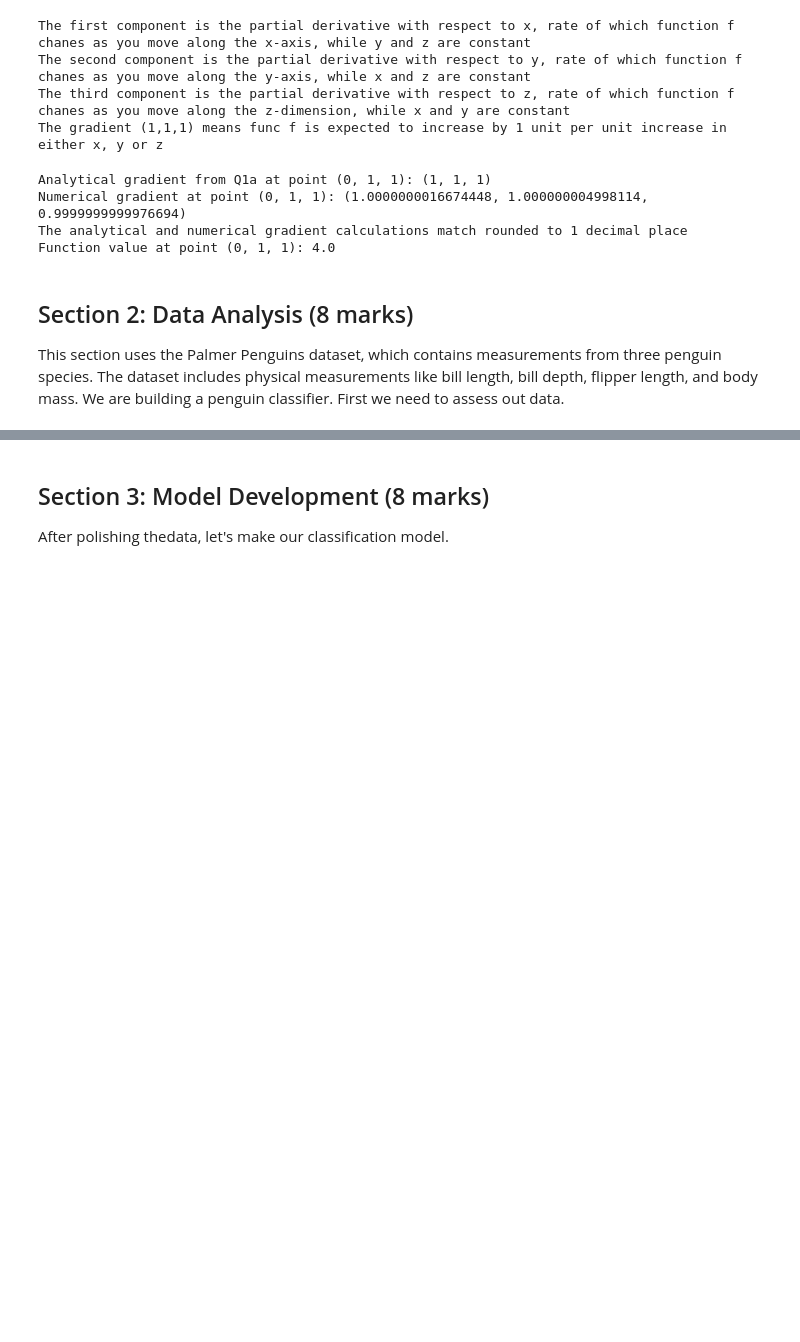
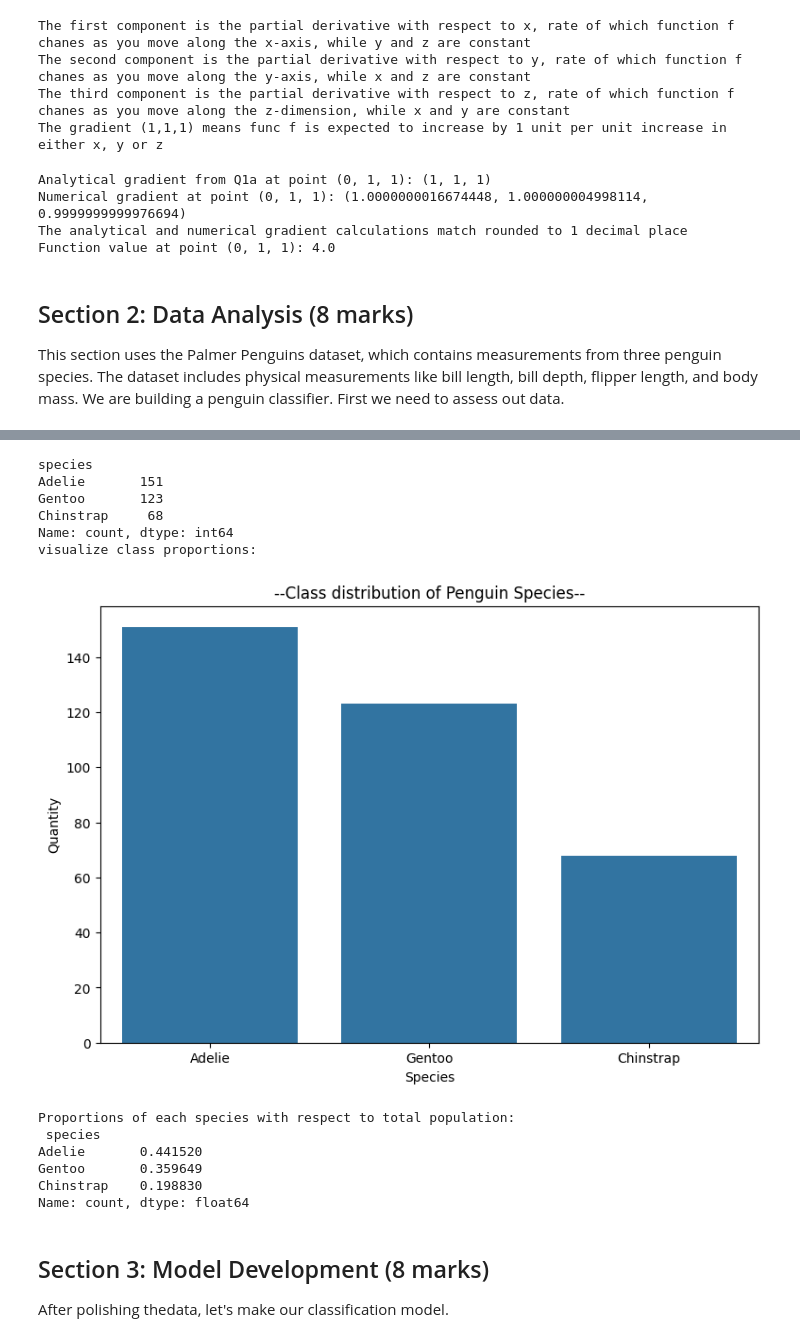
Before and after one commit to KaifAli27/3110, a Jupyter notebook: W2025/Assignments/A1/SYSC4415_W25_A1.ipynb, the cells around one changed output, grey strips where cells are left out. Drawn from its saved outputs; the diff is of its cells as text; code cells hidden in the pictures; blank space fills up the shorter version.

```diff
--- a/W2025/Assignments/A1/SYSC4415_W25_A1.ipynb
+++ b/W2025/Assignments/A1/SYSC4415_W25_A1.ipynb
@@ -164,3 +222,37 @@ Analyze class distribution and discuss implications for model training:
+# %%
+"""
+Q2c (1 mark)
+Analyze class distribution and discuss implications for model training:
+- Calculate and visualize class proportions
+- Identify any class imbalance
+"""
+
+class_number = remove_missing['species'].value_counts()
+print(class_number)
+print("visualize class proportions:")
+plt.figure(figsize=(9,6))
+sb.barplot(x=class_number.index, y=class_number.values)
+plt.ylabel('Quantity')
+plt.xlabel('Species')
+plt.title("--Class distribution of Penguin Species--")
+plt.show()
+
+print("Proportions of each species with respect to total population:\n", class_number / len(remove_missing))
+print("There is a slight imbalance as approx 44% are Adelie while less than 20% are chinstrap ")
+# %% [output]
+species
+Adelie       151
+Gentoo       123
+Chinstrap     68
+Name: count, dtype: int64
+visualize class proportions:
+[figure, added]
+Proportions of each species with respect to total population:
+ species
+Adelie       0.441520
+Gentoo       0.359649
+Chinstrap    0.198830
+Name: count, dtype: float64
 # %% [markdown]
 ## Section 3: Model Development (8 marks)
 After polishing thedata, let's make our classification model.
```
Also changed, not shown: parts of 12 cells of this notebook.
